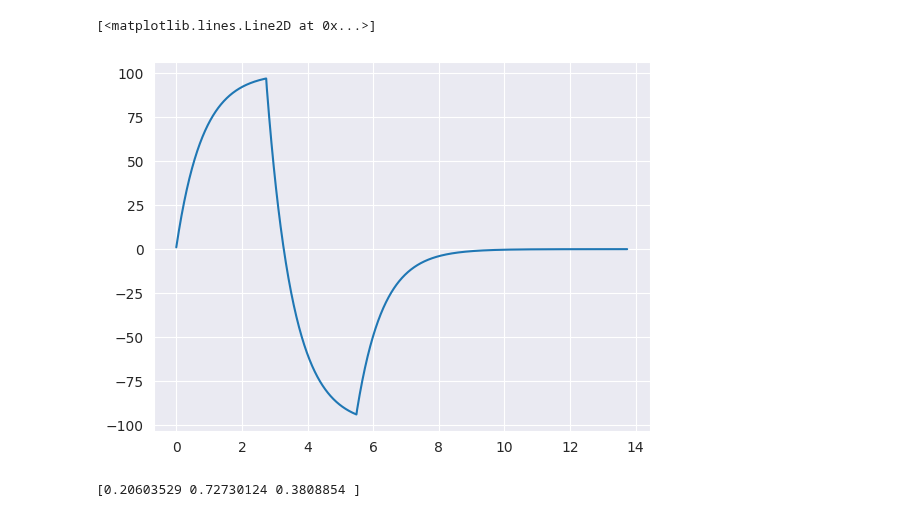
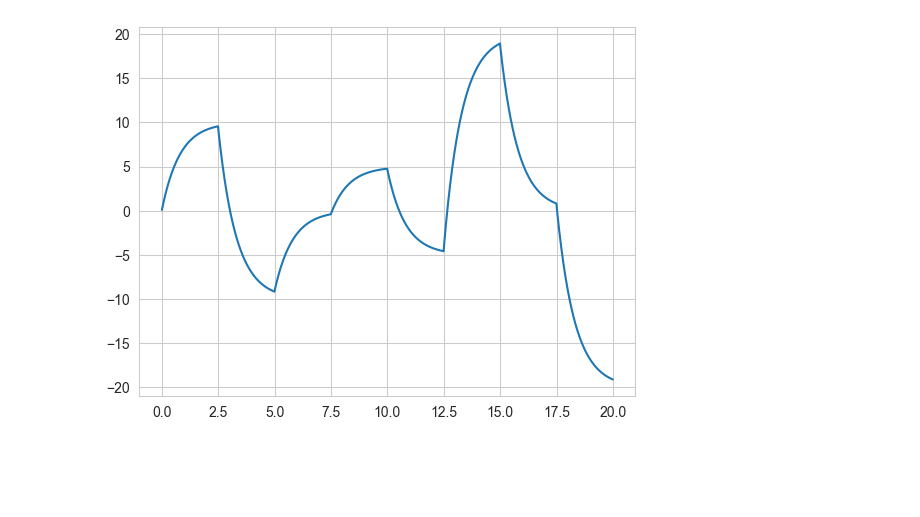
Before and after one commit to buswayne/sysid-transformers-control, a Jupyter notebook: control/simple_example_1_vrft.ipynb, the cells around one changed output. Drawn from its saved outputs; the diff is of its cells as text; code cells hidden in the pictures; blank space fills up the shorter version.

```diff
--- a/control/simple_example_1_vrft.ipynb
+++ b/control/simple_example_1_vrft.ipynb
@@ -10,5 +5,0 @@ G = tf(num,den)
-# %%
-ts = 1e-2
-T = 900
-t = np.arange(0, T, ts)
-u = np.random.normal(0, 100, t.shape)
@@ -26,20 +14,27 @@ plt.legend()
 # %%
-# reference
+ts = 1e-2
+T = 20
+t_CL = np.arange(0, T, ts)
 
 # VRFT
 s = tf('s')
 tau = 5 # s
 M = 1/(1 + (tau/(2*np.pi))*s)
 M = M*(1 + 1e-2*(tau/(2*np.pi))*s) # add a high freq zero for inversion
-T_cl = tau + 0.5
-t_cl = np.arange(0, 2.5*T_cl, ts)
 
-r = np.zeros(t_cl.shape)
-r[t_cl < T_cl/2] = 100
-r[(t_cl >= T_cl/2) & (t_cl < T_cl)] = -100
+r = np.zeros(t_CL.shape)
+r[t_CL < 10] = 10
+r[(t_CL >= 2.5) & (t_CL < 5)] = -10
+r[(t_CL >= 5.0) & (t_CL < 7.5)] = 0
+r[(t_CL >= 7.5) & (t_CL < 10)] = 5
+r[(t_CL >= 10.) & (t_CL < 12.5)] = -5
+r[(t_CL >= 12.5) & (t_CL < 15.)] = 20
+r[(t_CL >= 15.0) & (t_CL < 17.5)] = 0
+r[(t_CL >= 17.5) & (t_CL < 20.0)] = -20
 
-y_d = lsim(M,r, t_cl)[0]
-plt.plot(t_cl, y_d)
+y_d = lsim(M,r, t_CL)[0]
+plt.plot(t_CL, y_d)
+
+u = np.random.normal(0, 1000, t.shape)
 # %% [output]
-[<matplotlib.lines.Line2D at 0x...>]
-[figure, old version]
+[figure, new version]
@@ -49,17 +40,0 @@ e_v = r_v - y
-# %%
-B = [tf([1], [1], dt=ts),
-     tf(ts * np.array([1, 1]), 2 * np.array([1, -1]), dt=ts),
-     tf(np.array([2, -2]), ts * np.array([3, -1]), dt=ts)]
-
-import cvxpy as cp
-
-theta = cp.Variable(3)
-#u_theta = theta[0]*lsim(B[0], e_v, t)[0] + theta[1]*lsim(B[1], e_v, t)[0]
-u_theta = theta[0] * lsim(B[0], e_v, t)[0] + theta[1] * lsim(B[1], e_v, t)[0] + theta[2] * lsim(B[2], e_v, t)[0]
-cost = cp.sum_squares(u - u_theta)
-prob = cp.Problem(cp.Minimize(cost))
-prob.solve()
-theta_sol = theta.value
-print(theta_sol)
-# %% [output]
-[0.20603529 0.72730124 0.3808854 ]
```
Also changed, not shown: parts of 12 cells of this notebook, 4 other files.
